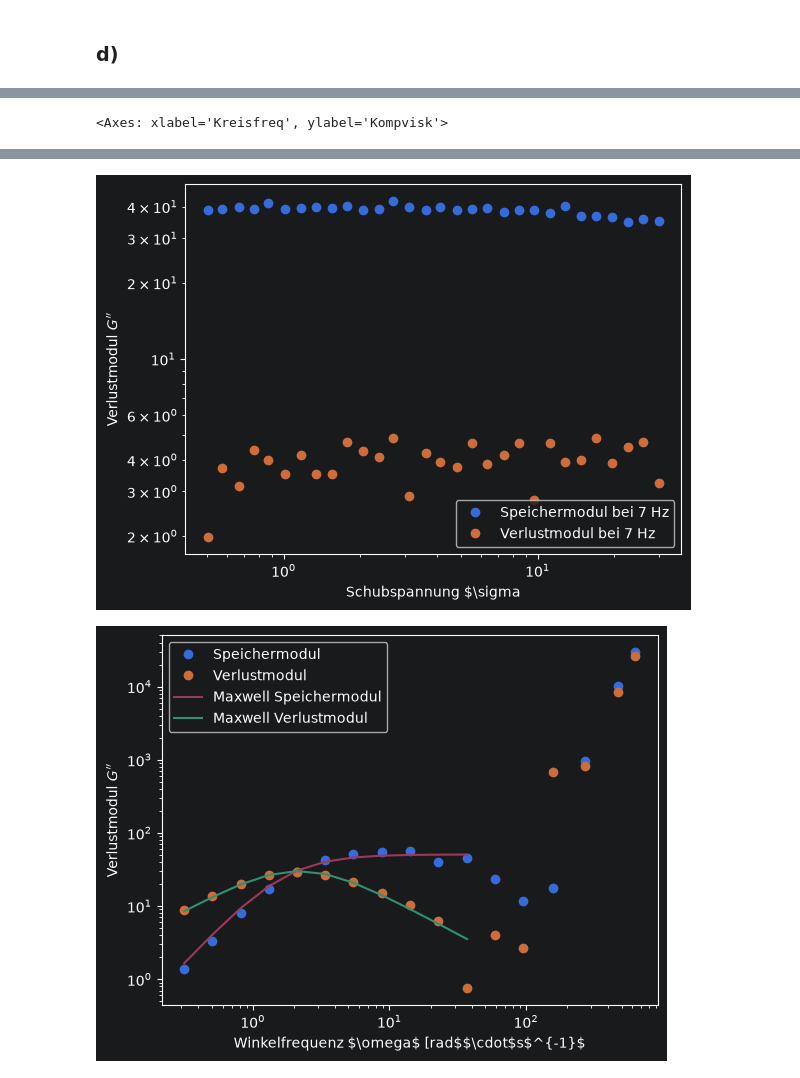
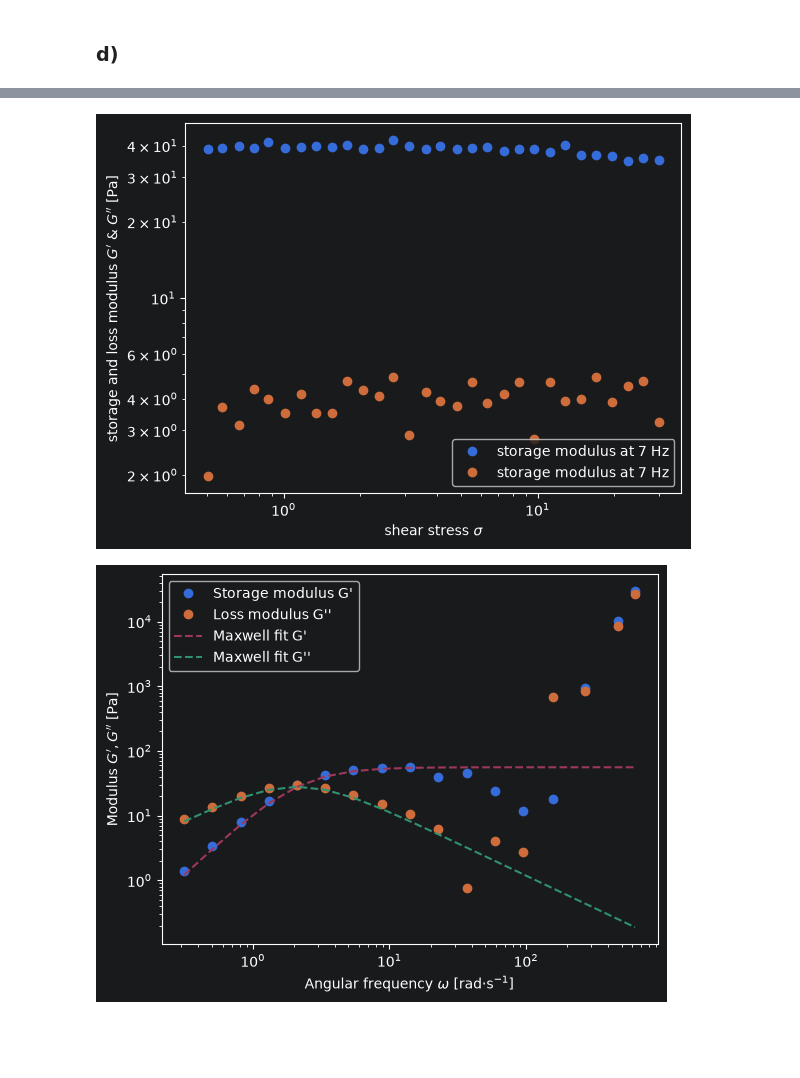
Before and after one commit to Rankenstein678/PCF, a Jupyter notebook: Rheologie/Rehologie.ipynb, the cells around one changed output, grey strips where cells are left out. Saved outputs shown, nothing was run; the diff lists cells and outputs as text; code cells hidden in the pictures; blank space fills up the shorter version.

```diff
--- a/Rheologie/Rehologie.ipynb
+++ b/Rheologie/Rehologie.ipynb
@@ -150,13 +217,15 @@ def maxwell_g2(omega, tau, g0):
 # %% [markdown]
 ### d)
 # %%
-def d(g1, g2, g0):
+def d(g1, g2, g0, filename="cole_cole"):
     fig, ax = plt.subplots()
     ax.scatter(g1, g2)
-    ax.set_xlabel(r"Speichermodul G$^\prime$")
-    ax.set_ylabel(r"Verlustmodul G$^{\prime\prime}$")
+    ax.set_xlabel(r"storage modulus  G$^\prime$ [Pa]")
+    ax.set_ylabel(r"loss modulus G$^{\prime\prime}$ [Pa]")
 
-    x = np.linspace(g1[0], g1[-1], 100)
+    x = np.linspace(g1[0], g1[-1], 100, )
     calc_g2 = np.sqrt(x * (g0 - x))
 
-    ax.plot(x, calc_g2)
+    ax.plot(x, calc_g2, label="cole-cole-plot", color="red")
+    ax.legend()
+    save_plot(fig, filename)
@@ -238,36 +302,39 @@ plot_loglog(scherrate,scherviskos,"Kreisfreq","Kompvisk",ax=ax)
 # %%
-hochvisk_viskos = np.loadtxt("Hochviskos-viskositaet.txt",encoding="latin-1",skiprows=1,unpack=True)
+hochvisk_viskos = np.loadtxt("Hochviskos-viskositaet.txt", encoding="latin-1", skiprows=1, unpack=True)
 
-scherviskos =hochvisk_viskos[2]
+scherviskos = hochvisk_viskos[2]
 scherrate = hochvisk_viskos[0]
 
-a(scherrate,scherviskos)
+a(scherrate, scherviskos, filename="high_viscosity_fit")
 
-h_deform_1, h_schubspannung_1,h_g1_1, h_g2_1 = np.loadtxt("Hochviskos-1hz.txt",encoding="latin1",skiprows=1,usecols=[9,8,4,5],unpack=True)
-h_deform_7, h_schubspannung_7,h_g1_7, h_g2_7 = np.loadtxt("Hochviskos-7hz-richtig.txt",encoding="latin1",skiprows=1,usecols=[9,8,4,5],unpack=True)
+h_deform_1, h_schubspannung_1, h_g1_1, h_g2_1 = np.loadtxt("Hochviskos-1hz.txt", encoding="latin1", skiprows=1,
+                                                           usecols=[9, 8, 4, 5], unpack=True)
+h_deform_7, h_schubspannung_7, h_g1_7, h_g2_7 = np.loadtxt("Hochviskos-7hz-richtig.txt", encoding="latin1", skiprows=1,
+                                                           usecols=[9, 8, 4, 5], unpack=True)
 
 # Zeit s	Temperatur °C	Frequenz Hz	Komp. Schubmodul Pa	Elastischer Modul Pa	Viskoser Modul Pa	Komplexe Viskosität Pas	Phasenwinkel °	Schubspannung Pa	Deformation  	Summierte Zeit s	Eta'' Pas	Dynamische Viskosität Pas	Hinweis
 
-b(h_deform_1,h_deform_7,h_schubspannung_1,h_schubspannung_7,h_g1_1,h_g2_1,h_g1_7,h_g2_7)
+b(h_deform_1, h_deform_7, h_schubspannung_1, h_schubspannung_7, h_g1_1, h_g2_1, h_g1_7, h_g2_7, [.21, .12], filename="high_viscosity_moduli")
 
-
-h_oszilla = np.loadtxt("Hochviskos-oszillation.txt",encoding="latin-1",skiprows=1,unpack=True,usecols=range(0,13))
+h_oszilla = np.loadtxt("Hochviskos-oszillation.txt", encoding="latin-1", skiprows=1, unpack=True, usecols=range(0, 13))
 frequenz = h_oszilla[2]
 g1 = h_oszilla[4]
 g2 = h_oszilla[5]
-c(frequenz, g1, g2)
+_,g0,_=c(frequenz, g1, g2, 11, filename="high_viscosity_maxwell_fit")
 g1 = h_oszilla[4][0:9]
 g2 = h_oszilla[5][0:9]
 
-d(g1,g2,58)
+d(g1, g2, g0, filename="high_viscosity_cole_cole")
 g1
 cvisk = h_oszilla[6]
 freq = h_oszilla[2]
 
-
-scherviskos =hochvisk_viskos[2]
+scherviskos = hochvisk_viskos[2]
 scherrate = hochvisk_viskos[0]
 
-ax =plot_loglog(freq*2*pi,cvisk,"Kreisfreq","Kompvisk")
-plot_loglog(scherrate,scherviskos,"Kreisfreq","Kompvisk",ax=ax)
+ax = plot_loglog(2 * pi * freq, cvisk, "Kreisfreq", "Kompvisk", label="complex viscosity")
+plot_loglog(scherrate, scherviskos,
+            r"shear rate $\dot \gamma$ [s$^{-1}$] & angular frequency $\omega$ [rad $\cdot$s$^{-1}$]", "Complex viscosity and shear viscosity [Pa s]",
+            ax=ax, label="viscosity")
+save_plot(ax.figure, "high_viscosity_complex_viscosity")
 # %% [output]
@@ -286 +357,0 @@ G2
-<Axes: xlabel='Kreisfreq', ylabel='Kompvisk'>
@@ -291,2 +362,2 @@ G2
-[figure, old version]
+[figure, new version]
-[figure, old version]
+[figure, new version]
```
Also changed, not shown: parts of 20 cells of this notebook.
